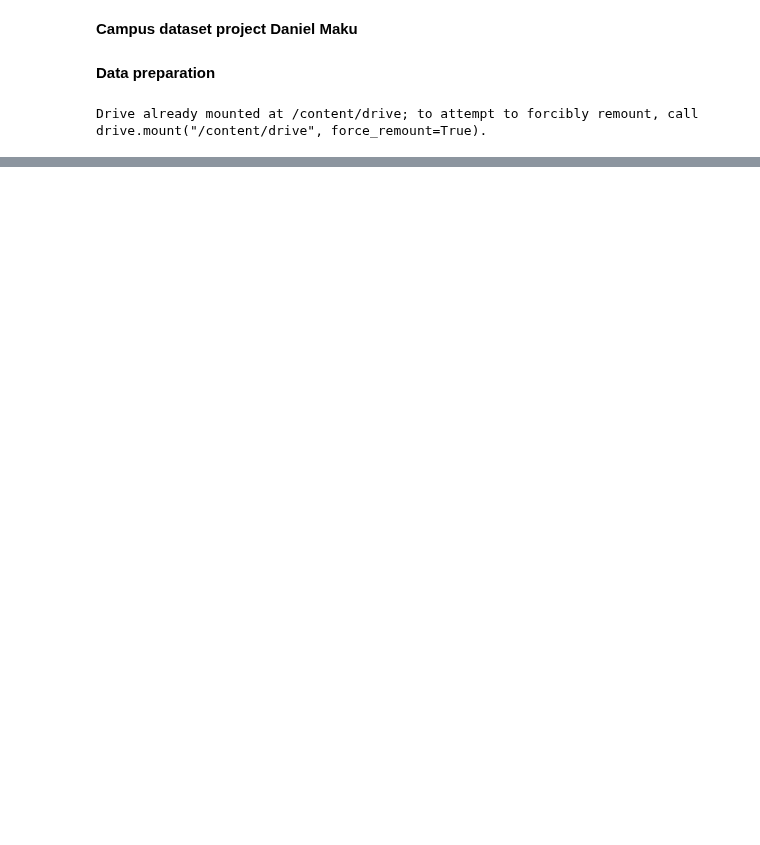
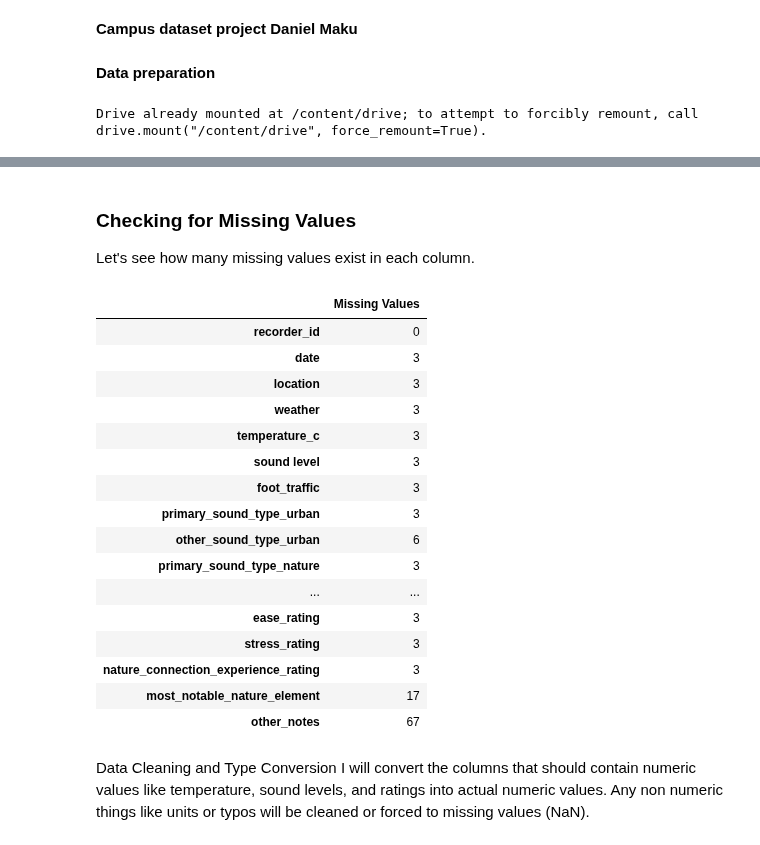
Before and after one commit to DanielMaku/ML-PythonColabProject, a Jupyter notebook: campus_dataset_project.ipynb, the cells around one changed output, grey strips where cells are left out. Drawn from its saved outputs; the diff is of its cells as text; code cells hidden in the pictures; blank space fills up the shorter version.

```diff
--- a/campus_dataset_project.ipynb
+++ b/campus_dataset_project.ipynb
@@ -36,0 +79,27 @@ Interactive Dataset View:
+# %% [markdown]
+### Checking for Missing Values
+Let's see how many missing values exist in each column.
+# %%
+# Show the sum of missing values per column
+display(df.isnull().sum().to_frame(name='Missing Values'))
+# %% [output]
+|  | Missing Values |
+| recorder_id | 0 |
+| date | 3 |
+| location | 3 |
+| weather | 3 |
+| temperature_c | 3 |
+| sound level | 3 |
+| foot_traffic | 3 |
+| primary_sound_type_urban | 3 |
+| other_sound_type_urban | 6 |
+| primary_sound_type_nature | 3 |
+| ... | ... |
+| ease_rating | 3 |
+| stress_rating | 3 |
+| nature_connection_experience_rating | 3 |
+| most_notable_nature_element | 17 |
+| other_notes | 67 |
+# %% [markdown]
+Data Cleaning and Type Conversion
+I will convert the columns that should contain numeric values like temperature, sound levels, and ratings into actual numeric values. Any non numeric things like units or typos will be cleaned or forced to missing values (NaN).
```
Also changed, not shown: parts of 8 cells of this notebook.
